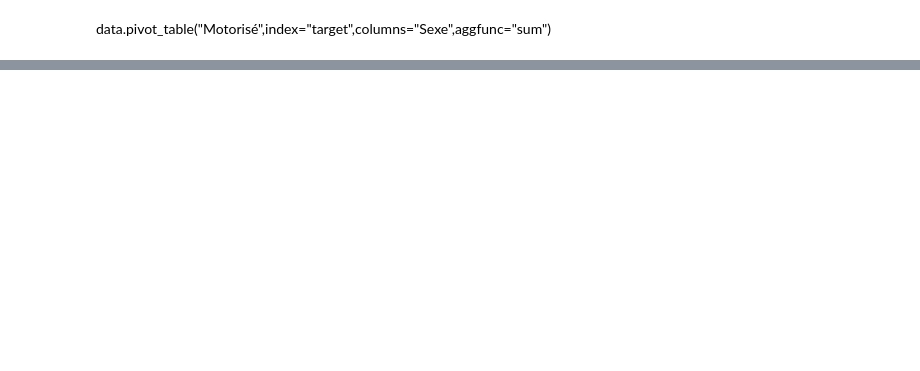
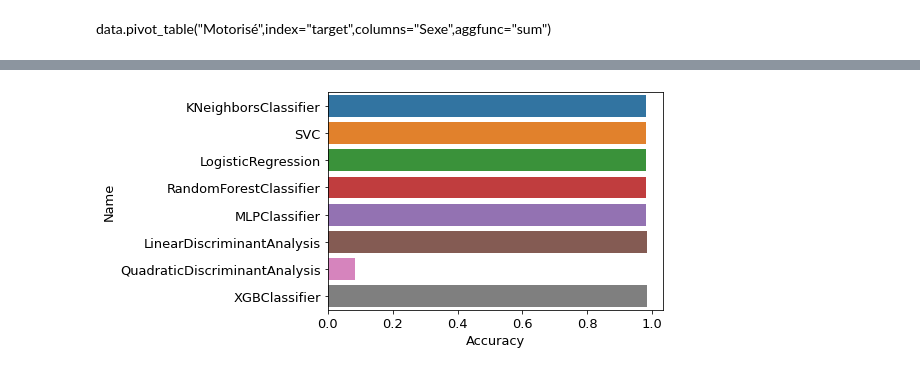
Before and after one commit to SIDIBEMoussa/Banking-credit-aproval-predicting, a Jupyter notebook: Banking_credit_aproval_predicting.ipynb, the cells around one changed output, grey strips where cells are left out. Saved outputs shown, nothing was run; the diff lists cells and outputs as text; code cells hidden in the pictures; blank space fills up the shorter version.

```diff
--- a/Banking_credit_aproval_predicting.ipynb
+++ b/Banking_credit_aproval_predicting.ipynb
@@ -212,0 +240,34 @@ lb=LabelEncoder()
+# %%
+X=data[data.columns.difference(["target"])]
+Y=data.target
+# %%
+x_train,x_test,y_train,y_test=tts(X,Y,train_size=0.7)
+# %%
+from sklearn.metrics import accuracy_score
+from sklearn.neighbors import KNeighborsClassifier
+from sklearn.svm import SVC
+from sklearn.linear_model import LogisticRegression
+from sklearn.ensemble import RandomForestClassifier
+from sklearn.neural_network import MLPClassifier
+from sklearn.discriminant_analysis import LinearDiscriminantAnalysis,QuadraticDiscriminantAnalysis
+from xgboost import XGBClassifier
+
+
+Classifiers=[KNeighborsClassifier,SVC,LogisticRegression,RandomForestClassifier,RandomForestClassifier,MLPClassifier,MLPClassifier,
+             LinearDiscriminantAnalysis,QuadraticDiscriminantAnalysis,XGBClassifier]
+# %%
+import pandas as pd
+
+col=["Name","Accuracy"]
+df=pd.DataFrame(columns=col)
+for classifier in Classifiers:
+    Name=classifier.__name__
+    model=classifier().fit(x_train,y_train)
+    y_pred=model.predict(x_test)
+    acc=accuracy_score(y_test,y_pred)
+    print("***Result***")
+    print("="*40)
+    print("{} \n Accuracy:{:.4%}".format(Name,acc))
+    print("="*40)
+    df1=pd.DataFrame([[Name,acc]],columns=col)
+    df=df.append(df1)
@@ -212,0 +317,7 @@ lb=LabelEncoder()
+# %%
+import seaborn as sns
+
+sns.barplot(x="Accuracy",y="Name",data=df)
+pl.show()
+# %% [output]
+[figure, added]
```
Also changed, not shown: parts of 14 cells of this notebook.
